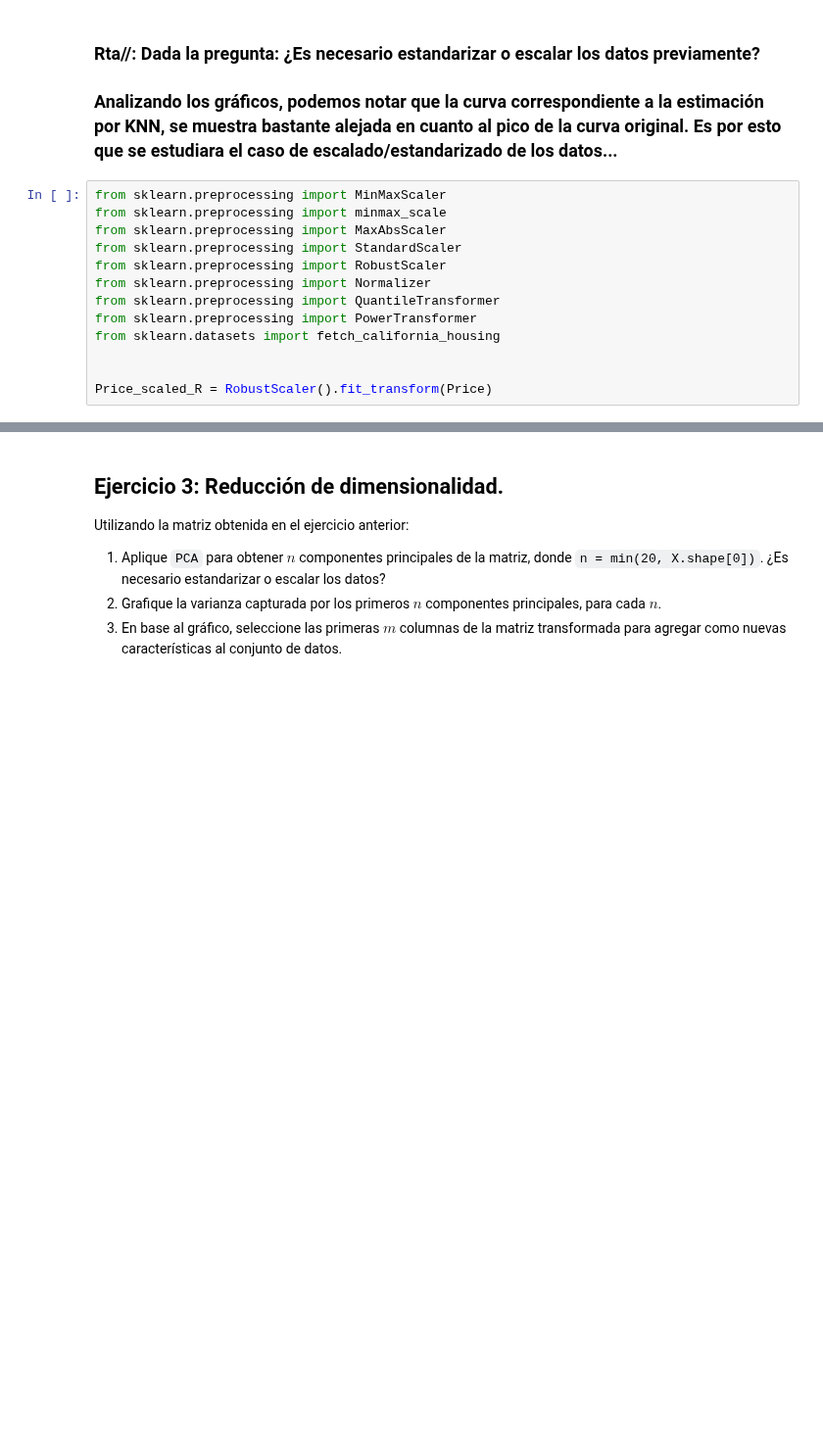
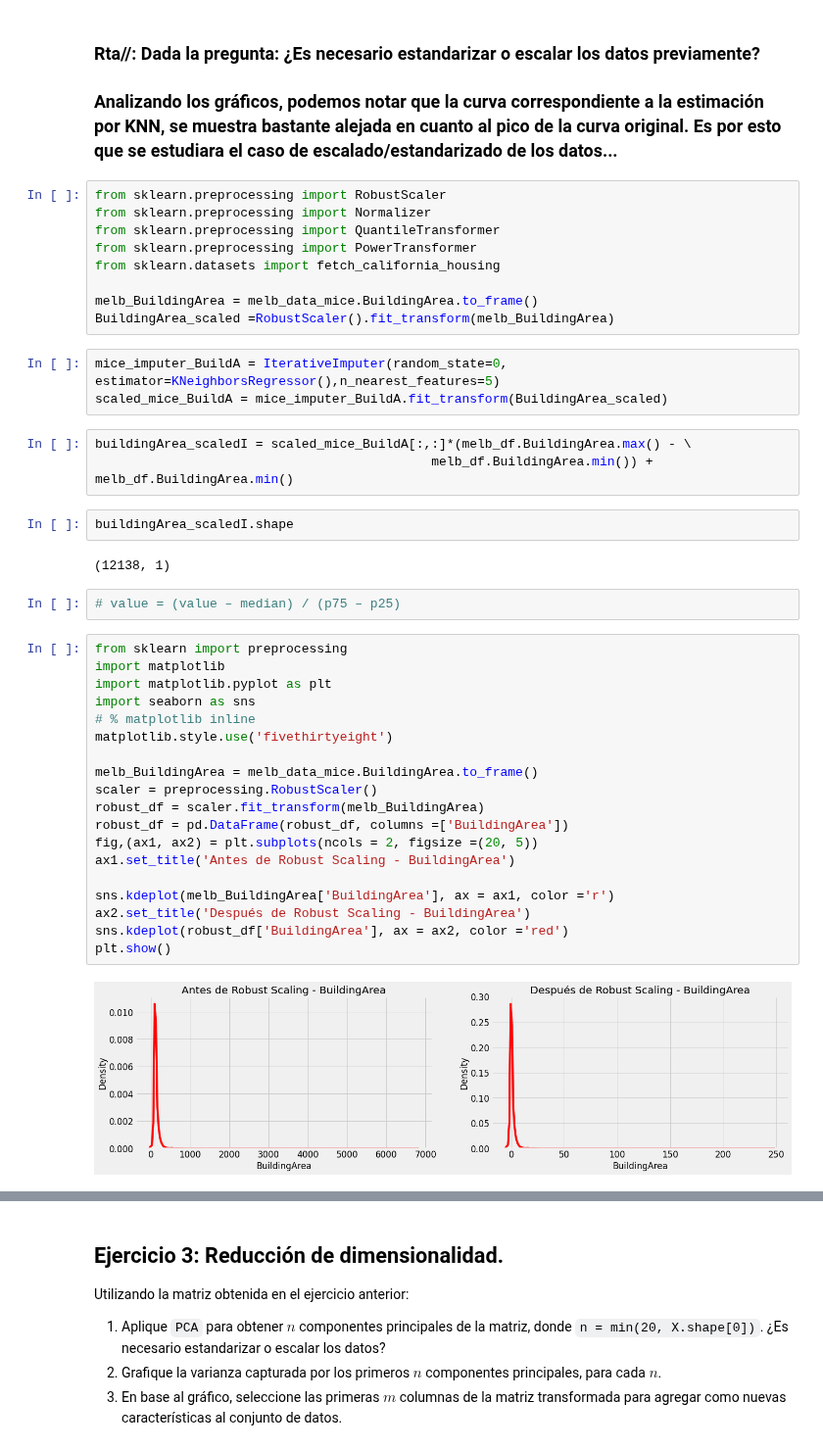
Before and after one commit to Grupo242022/EyCD, a Jupyter notebook: Entregable_Parte_2_2022_v1.ipynb, the cells around one changed output, grey strips where cells are left out. Shown at 98% size. Saved outputs shown, nothing was run; the diff lists cells and outputs as text; blank space fills up the shorter version.

```diff
--- a/Entregable_Parte_2_2022_v1.ipynb
+++ b/Entregable_Parte_2_2022_v1.ipynb
@@ -214,15 +214,44 @@ g = sns.kdeplot(data=df_build, x='BuildingArea', hue='Imputation')
 
  ### Analizando los gráficos, podemos notar que la curva correspondiente a la estimación por KNN, se muestra bastante alejada en cuanto al pico de la curva original. Es por esto que se estudiara el caso de escalado/estandarizado de los datos...
 # %%
-from sklearn.preprocessing import MinMaxScaler
-from sklearn.preprocessing import minmax_scale
-from sklearn.preprocessing import MaxAbsScaler
-from sklearn.preprocessing import StandardScaler
 from sklearn.preprocessing import RobustScaler
 from sklearn.preprocessing import Normalizer
 from sklearn.preprocessing import QuantileTransformer
 from sklearn.preprocessing import PowerTransformer
 from sklearn.datasets import fetch_california_housing
 
-
-Price_scaled_R = RobustScaler().fit_transform(Price)
+melb_BuildingArea = melb_data_mice.BuildingArea.to_frame()
+BuildingArea_scaled =RobustScaler().fit_transform(melb_BuildingArea)
+# %%
+mice_imputer_BuildA = IterativeImputer(random_state=0, estimator=KNeighborsRegressor(),n_nearest_features=5)
+scaled_mice_BuildA = mice_imputer_BuildA.fit_transform(BuildingArea_scaled)
+# %%
+buildingArea_scaledI = scaled_mice_BuildA[:,:]*(melb_df.BuildingArea.max() - \
+                                            melb_df.BuildingArea.min()) + melb_df.BuildingArea.min()
+# %%
+buildingArea_scaledI.shape
+# %% [output]
+(12138, 1)
+# %%
+# value = (value – median) / (p75 – p25)
+# %%
+from sklearn import preprocessing
+import matplotlib
+import matplotlib.pyplot as plt
+import seaborn as sns
+# % matplotlib inline
+matplotlib.style.use('fivethirtyeight')
+
+melb_BuildingArea = melb_data_mice.BuildingArea.to_frame()
+scaler = preprocessing.RobustScaler()
+robust_df = scaler.fit_transform(melb_BuildingArea)
+robust_df = pd.DataFrame(robust_df, columns =['BuildingArea'])
+fig,(ax1, ax2) = plt.subplots(ncols = 2, figsize =(20, 5))
+ax1.set_title('Antes de Robust Scaling - BuildingArea')
+
+sns.kdeplot(melb_BuildingArea['BuildingArea'], ax = ax1, color ='r')
+ax2.set_title('Después de Robust Scaling - BuildingArea')
+sns.kdeplot(robust_df['BuildingArea'], ax = ax2, color ='red')
+plt.show()
+# %% [output]
+[figure, added]
```
Also changed, not shown: parts of 6 cells of this notebook.
